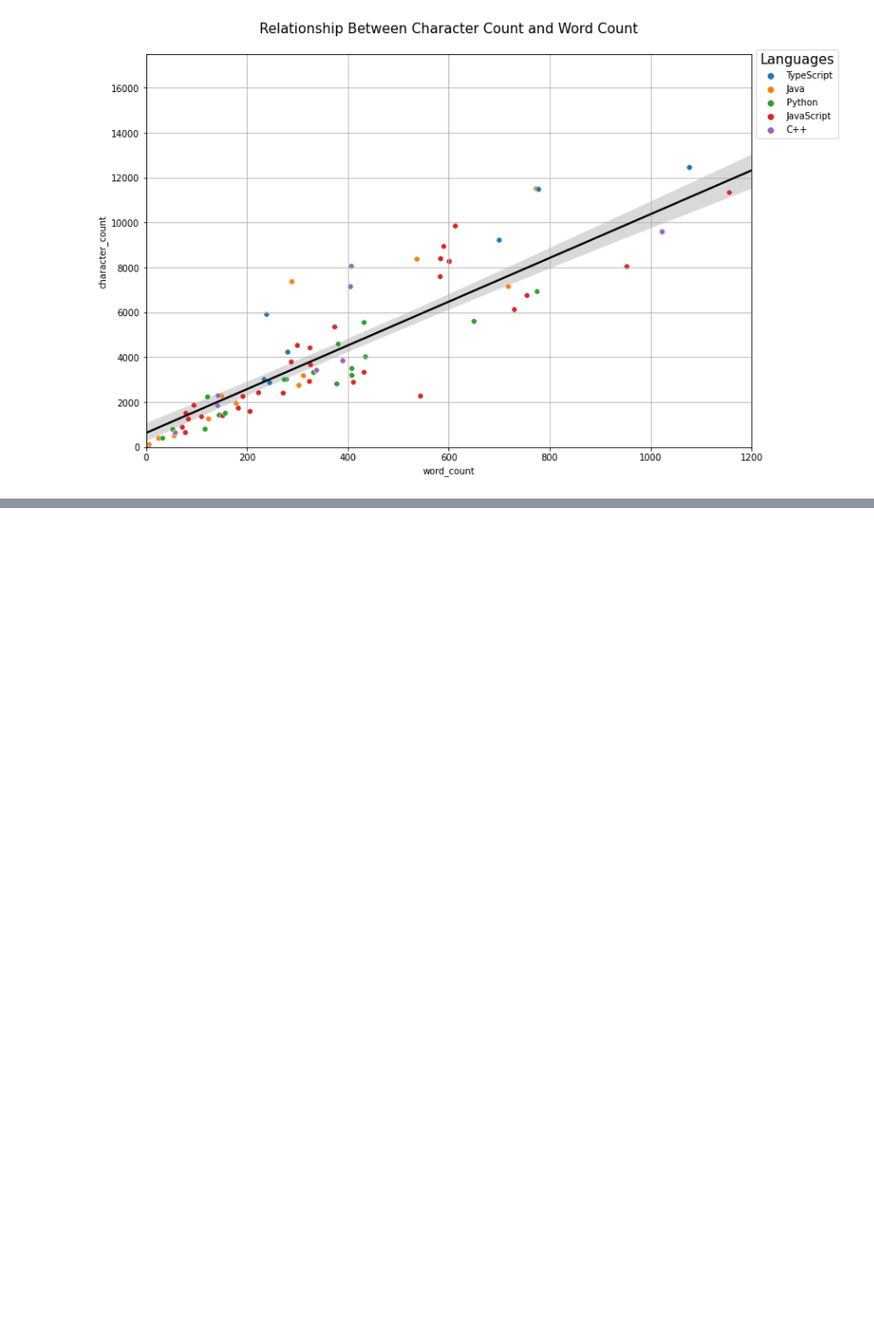
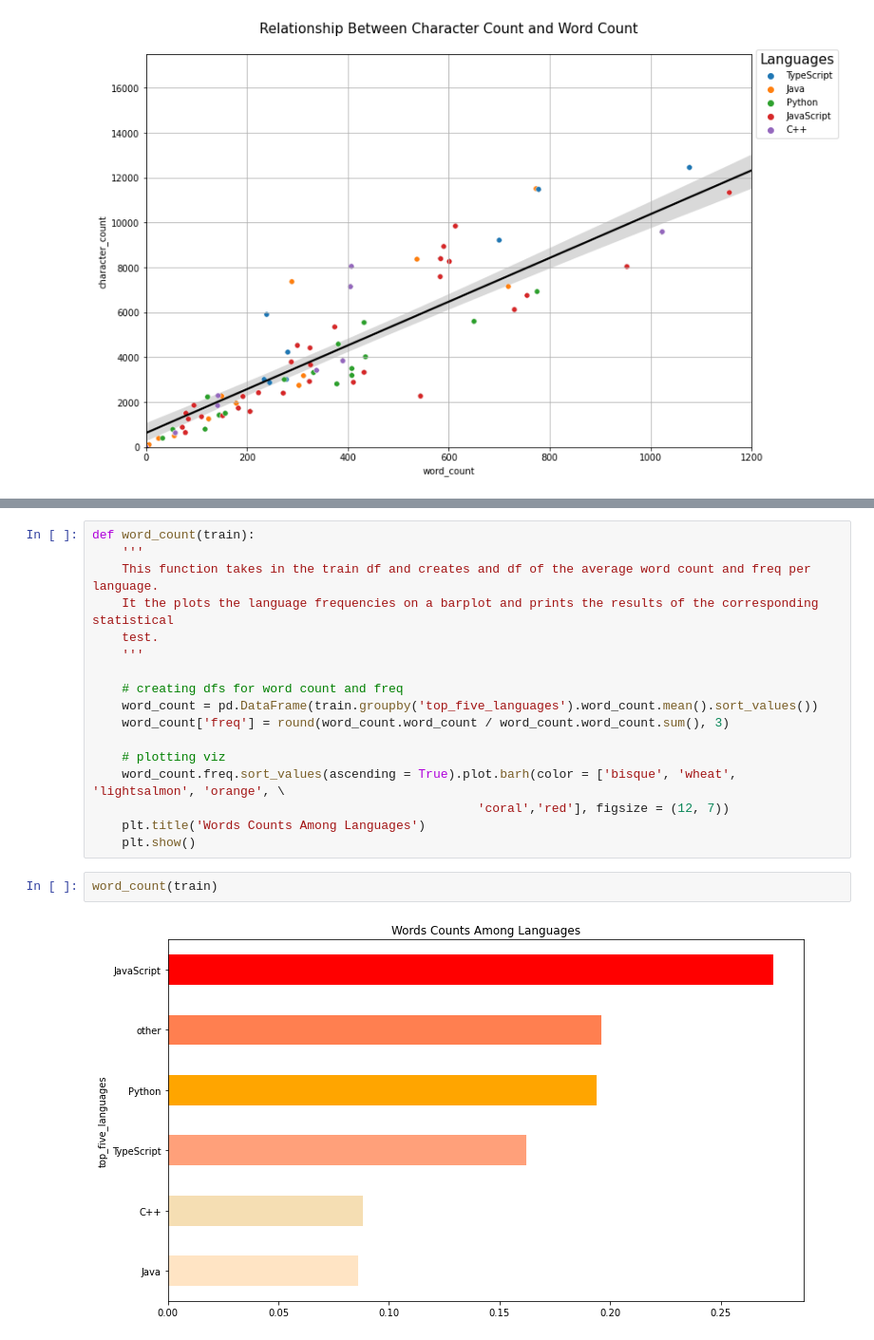
Before and after one commit to team2-nlp-project/team2-nlp-project, a Jupyter notebook: ella_exploration.ipynb, the cells around one changed output, grey strips where cells are left out. Shown: that part at 95% size. Drawn from its saved outputs; the diff is of its cells as text; blank space fills up the shorter version.

```diff
--- a/ella_exploration.ipynb
+++ b/ella_exploration.ipynb
@@ -336,0 +353,21 @@ char_count(train)
+# %%
+def word_count(train):
+    '''
+    This function takes in the train df and creates and df of the average word count and freq per language.
+    It the plots the language frequencies on a barplot and prints the results of the corresponding statistical
+    test.
+    '''
+
+    # creating dfs for word count and freq
+    word_count = pd.DataFrame(train.groupby('top_five_languages').word_count.mean().sort_values())
+    word_count['freq'] = round(word_count.word_count / word_count.word_count.sum(), 3)
+
+    # plotting viz
+    word_count.freq.sort_values(ascending = True).plot.barh(color = ['bisque', 'wheat', 'lightsalmon', 'orange', \
+                                                    'coral','red'], figsize = (12, 7))
+    plt.title('Words Counts Among Languages')
+    plt.show()
+# %%
+word_count(train)
+# %% [output]
+[figure, added]
```
Also changed, not shown: parts of 3 cells of this notebook, 2 other files.
